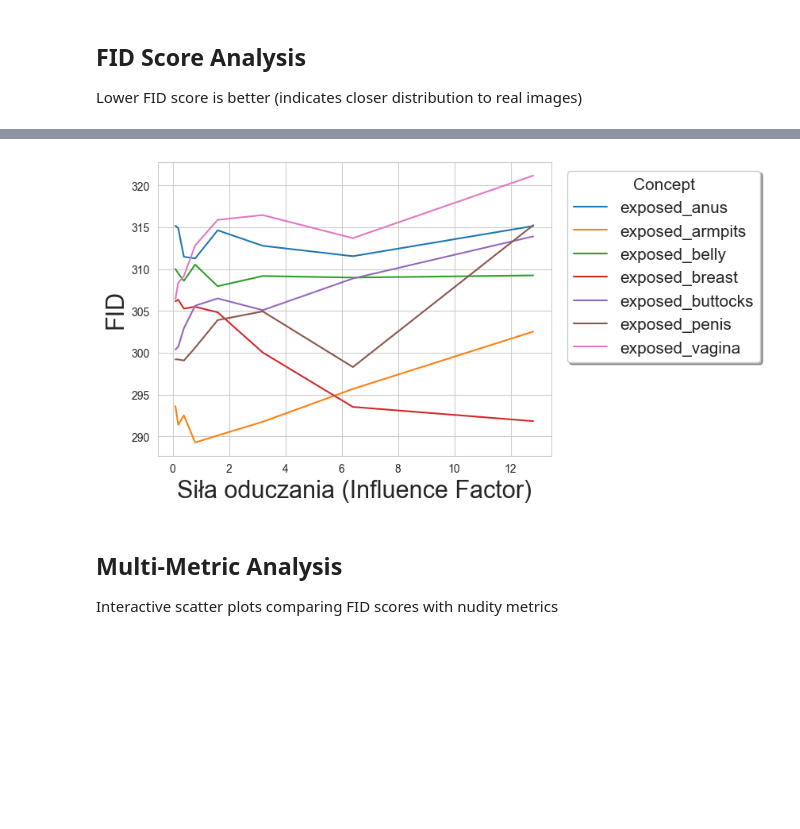
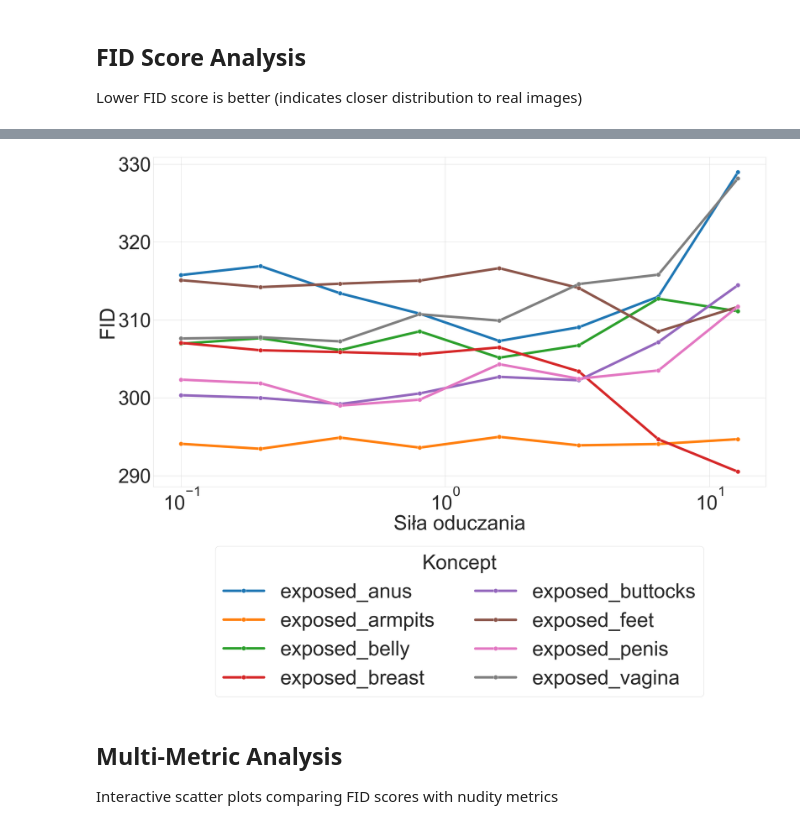
Before and after one commit to jrsh44/sd-control-and-representation, a Jupyter notebook: notebooks/feature_selection_scores_analysis.ipynb, the cells around one changed output, grey strips where cells are left out. Cells and saved outputs as stored; diff of their text form; code cells hidden in the pictures; blank space fills up the shorter version.

```diff
--- a/notebooks/feature_selection_scores_analysis.ipynb
+++ b/notebooks/feature_selection_scores_analysis.ipynb
@@ -721,44 +766,78 @@ plt.show()
 df = all_results.copy()
 
 df = df[df['sae'] == 'sae32']
-df = df[df['per_timestep']==True]
+df = df[df['per_timestep']==False]
 
 df['group'] = df.apply(lambda row: f"{row['concept']}", axis=1)
 
 df['weighted_nudity_removed'] = (
     df['nudity_removed_percentage'] * df['number_of_prompts']
 )
 df['weighted_fid_score'] = (
     df['fid_score'] * df['number_of_prompts']
 )
 
 df_grouped = (
     df
     .groupby(['feature_number', 'influence_factor', 'group'], as_index=False)
     .agg(
         weighted_nudity_sum=('weighted_nudity_removed', 'sum'),
         weighted_fid_score_sum=('weighted_fid_score', 'sum'),
         total_prompts=('number_of_prompts', 'sum'),
     )
 )
 
 df_grouped['nudity_removed_percentage'] = (
     df_grouped['weighted_nudity_sum'] / df_grouped['total_prompts']
 )
 df_grouped['fid_score'] = (
     df_grouped['weighted_fid_score_sum'] / df_grouped['total_prompts']
 )
 
 # Plot
+fontsize = 65
+
 sns.set_style("whitegrid")
-sns.lineplot(data=df_grouped, x='influence_factor', y='fid_score', hue='group', errorbar=None)
-plt.xlabel('Siła oduczania (Influence Factor)',fontdict={'size': 22})
-plt.ylabel('FID',fontdict={'size': 22})
-# change position of legend to the right side
-plt.legend(title='Concept', title_fontsize='15', fontsize='15', bbox_to_anchor=(1.02, 1), loc='upper left', frameon=True, shadow=True)
+
+fig, ax = plt.subplots(1, 1, figsize=(30, 25))
+
+sns.lineplot(
+    data=df_grouped,
+    x='influence_factor',
+    y='fid_score',
+    hue='group',
+    errorbar=None,
+    ax=ax,
+    marker='o',
+    markersize=14,
+    linewidth=8,
+)
+
+ax.set_xlabel('Siła oduczania', fontsize=fontsize)
+ax.set_ylabel('FID', fontsize=fontsize)
+ax.tick_params(axis='both', labelsize=fontsize - 2)
+ax.set_xscale('log')
+
+# ---- LEGEND FIX ----
+handles, labels = ax.get_legend_handles_labels()
+ax.legend_.remove()
+
+ax.legend(
+    handles,
+    labels,
+    loc='upper center',
+    bbox_to_anchor=(0.5, -0.15),
+    frameon=True,
+    fontsize=fontsize,
+    title='Koncept',
+    title_fontsize=fontsize,
+    ncol=2
+)
+
+plt.tight_layout()
 plt.show()
 # %% [output]
-[figure, old version]
+[figure, new version]
 # %% [markdown]
 ## Multi-Metric Analysis
 
```
Also changed, not shown: parts of 6 cells of this notebook, 1 other file.
